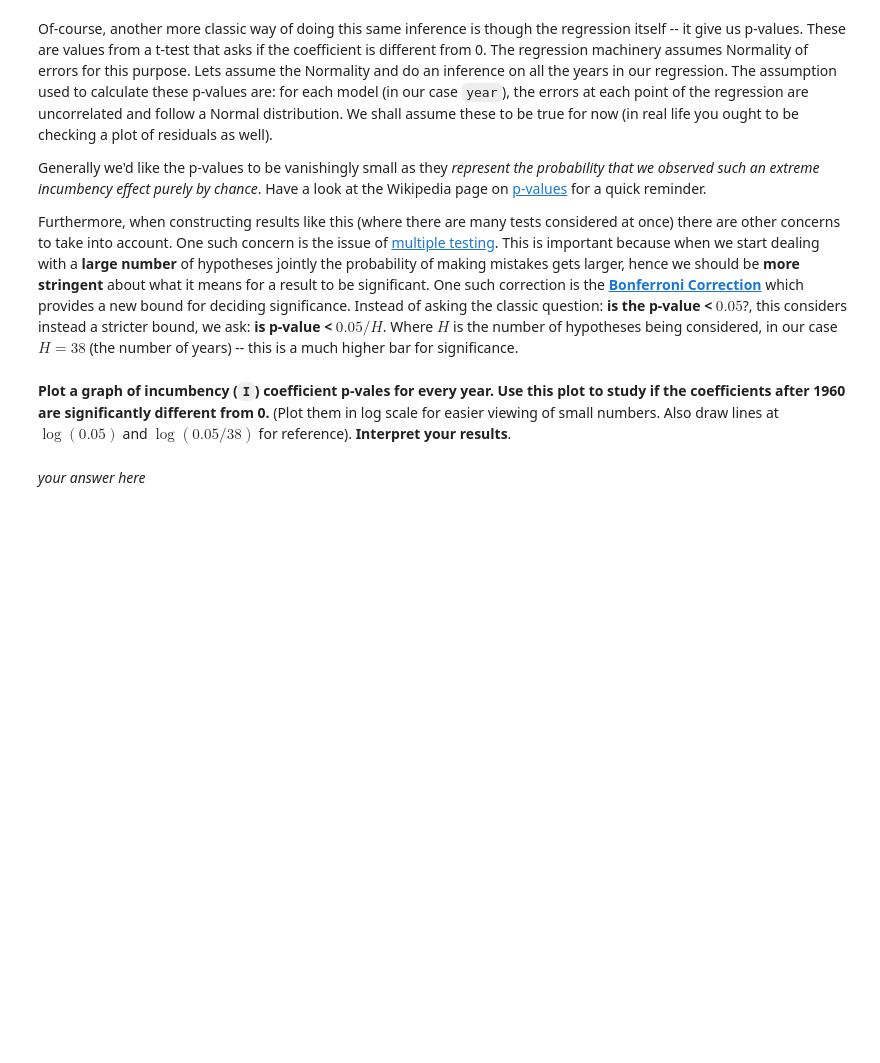
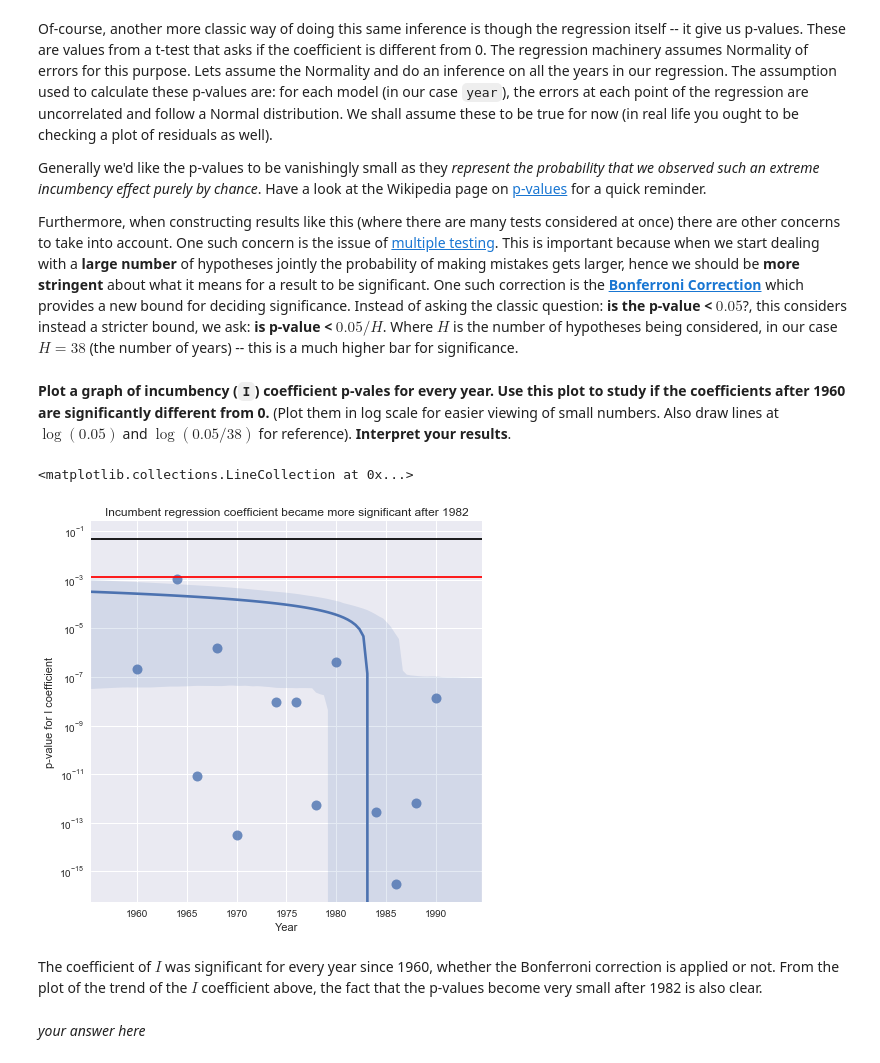
Before and after one commit to NOllAl/AM207HW, a Jupyter notebook: hw3/AM207_HW3.ipynb, the cells around one changed output. Saved outputs shown, nothing was run; the diff lists cells and outputs as text; code cells hidden in the pictures; blank space fills up the shorter version.

```diff
--- a/hw3/AM207_HW3.ipynb
+++ b/hw3/AM207_HW3.ipynb
@@ -790,3 +788,18 @@ Furthermore, when constructing results like this (where there are many tests con
+# %%
+
+f, ax = plt.subplots(figsize=(7, 7))
+ax.set(yscale="log")
+sns.regplot("year", "p_I", result.loc[lambda x: x.year >= 1960], ax=ax, scatter_kws={"s": 100})
+plt.xlabel("Year")
+plt.ylabel("p-value for I coefficient")
+plt.title("Incumbent regression coefficient became more significant after 1982")
+plt.hlines(y=0.05, xmin=1950, xmax=2000, label='p=0.05 Line')
+plt.hlines(y=0.05/38, xmin=1950, xmax=2000, label='0.05/38 Line', color='red')
+# %% [output]
+<matplotlib.collections.LineCollection at 0x...>
+[figure, added]
+# %% [markdown]
+The coefficient of $I$ was significant for every year since 1960, whether the Bonferroni correction is applied or not. From the plot of the trend of the $I$ coefficient above, the fact that the p-values become very small after 1982 is also clear.
 # %% [markdown]
 *your answer here*
 # %% [markdown]
```
Also changed, not shown: parts of 1 cell of this notebook.
